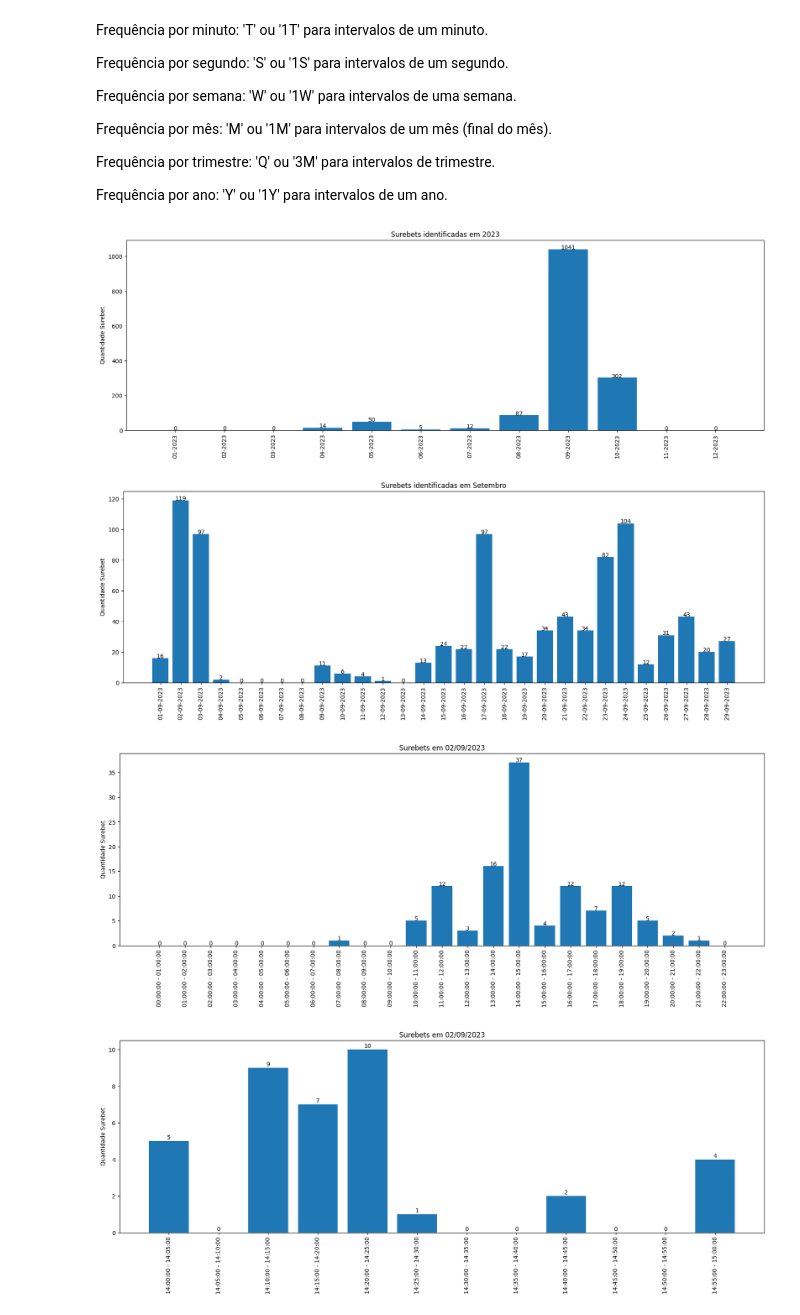
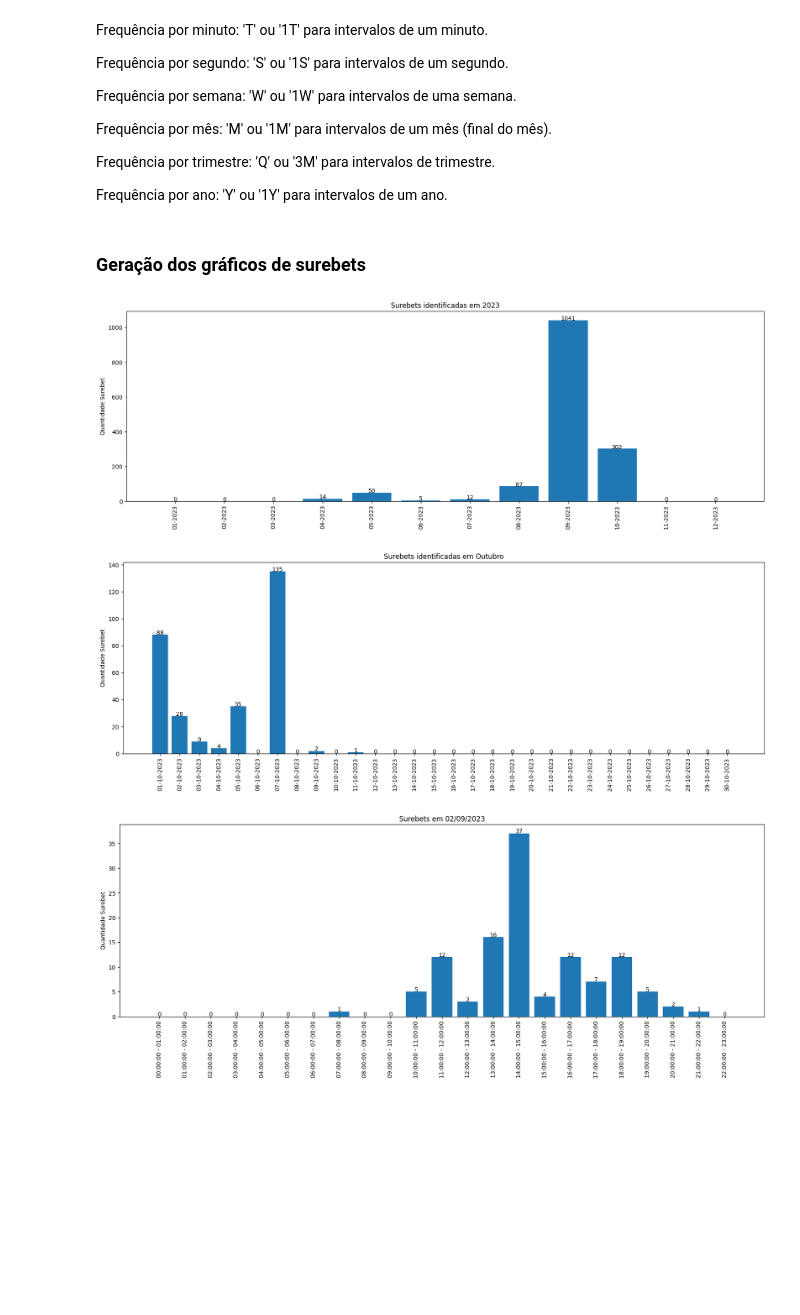
Before and after one commit to JoaoGeraldo15/arbitrage-betting-knapsack-problem, a Jupyter notebook: surebet.ipynb, the cells around one changed output. Saved outputs shown, nothing was run; the diff lists cells and outputs as text; code cells hidden in the pictures; blank space fills up the shorter version.

```diff
--- a/surebet.ipynb
+++ b/surebet.ipynb
@@ -151,21 +151,25 @@ def gerar_plot_surebet(config: ConfigPlot, intervalo: IntervaloTemporal, title='
         df_to_plot = df_to_plot.groupby('intervalo').sum().reset_index()
 
     plotar(df_to_plot, ('intervalo', 'quantidade'), title=title)
+# %% [markdown]
+### Geração dos gráficos de surebets
 # %%
 meses = ConfigPlot('30D', '2023-01-01', '2023-12-31')
 gerar_plot_surebet(meses, intervalo=IntervaloTemporal.MES, title='Surebets identificadas em 2023')
 
-dias = ConfigPlot('1D', '2023-09-01 00:00:00', '2023-09-30 23:59:59')
-gerar_plot_surebet(dias, intervalo=IntervaloTemporal.DIA, title='Surebets identificadas em Setembro')
 
-horas = ConfigPlot('1H', '2023-09-02 00:00:00', '2023-09-02 23:59:59')
-gerar_plot_surebet(horas, intervalo=IntervaloTemporal.HORA, title='Surebets em 02/09/2023')
 
-minutos = ConfigPlot('5T', '2023-09-02 14:00:00', '2023-09-02 15:00:00')
-# minutos = ConfigPlot('5T', '2023-09-02 14:00:00', '2023-09-02 14:05:00')
-gerar_plot_surebet(minutos, intervalo=IntervaloTemporal.MINUTO, title='Surebets em 02/09/2023')
+dias_out = ConfigPlot('1D', '2023-10-01 00:00:00', '2023-10-31 23:59:59')
+gerar_plot_surebet(dias_out, intervalo=IntervaloTemporal.DIA, title='Surebets identificadas em Outubro')
+
+
+horas_outubro = ConfigPlot('1H', '2023-09-02 00:00:00', '2023-09-02 23:59:59')
+gerar_plot_surebet(horas_outubro, intervalo=IntervaloTemporal.HORA, title='Surebets em 02/09/2023')
+
+# minutos = ConfigPlot('5T', '2023-09-02 14:00:00', '2023-09-02 15:00:00')
+# # minutos = ConfigPlot('5T', '2023-09-02 14:00:00', '2023-09-02 14:05:00')
+# gerar_plot_surebet(minutos, intervalo=IntervaloTemporal.MINUTO, title='Surebets em 02/09/2023')
 # %% [output]
 [figure]
-[figure, old version]
+[figure, new version]
 [figure]
-[figure, removed]
```
Also changed, not shown: parts of 10 cells of this notebook, 1 other file.
